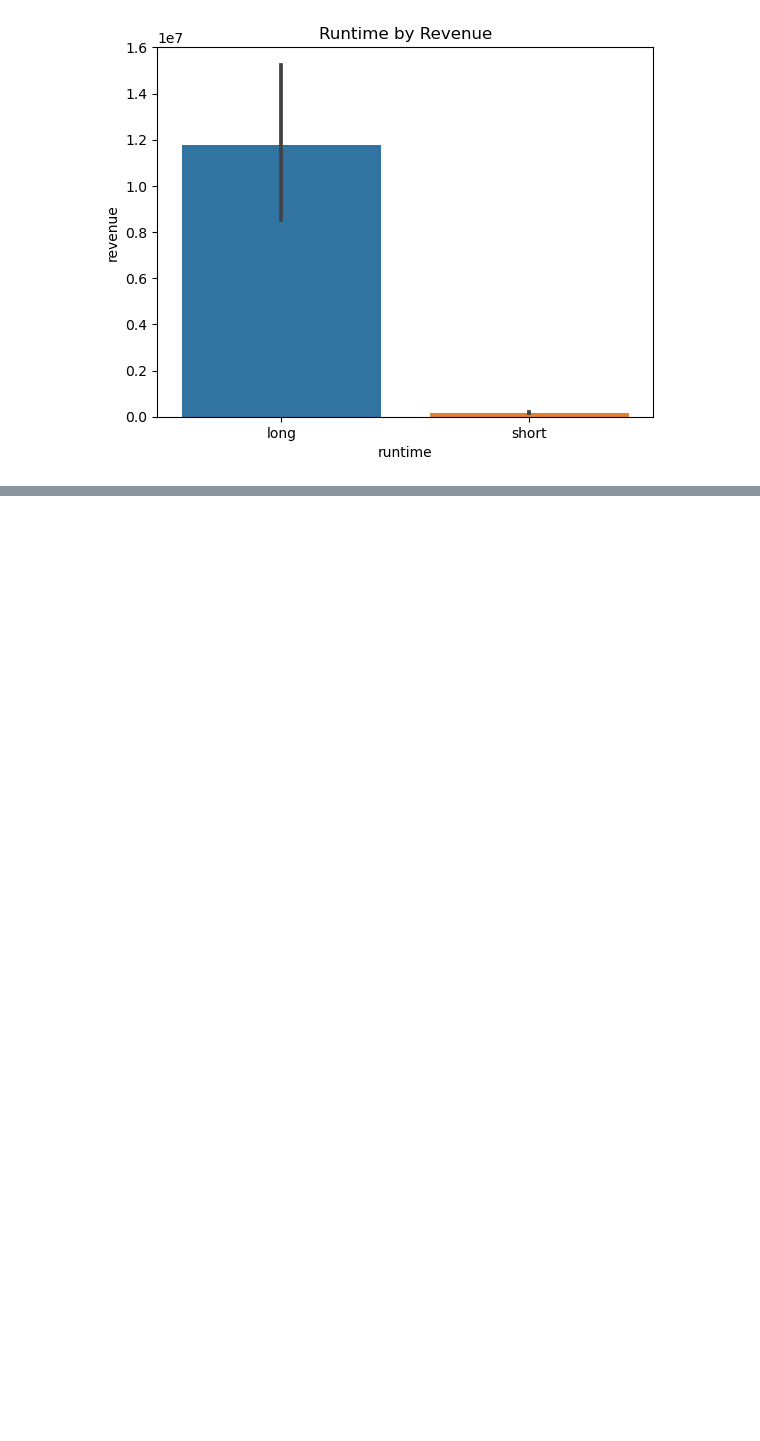
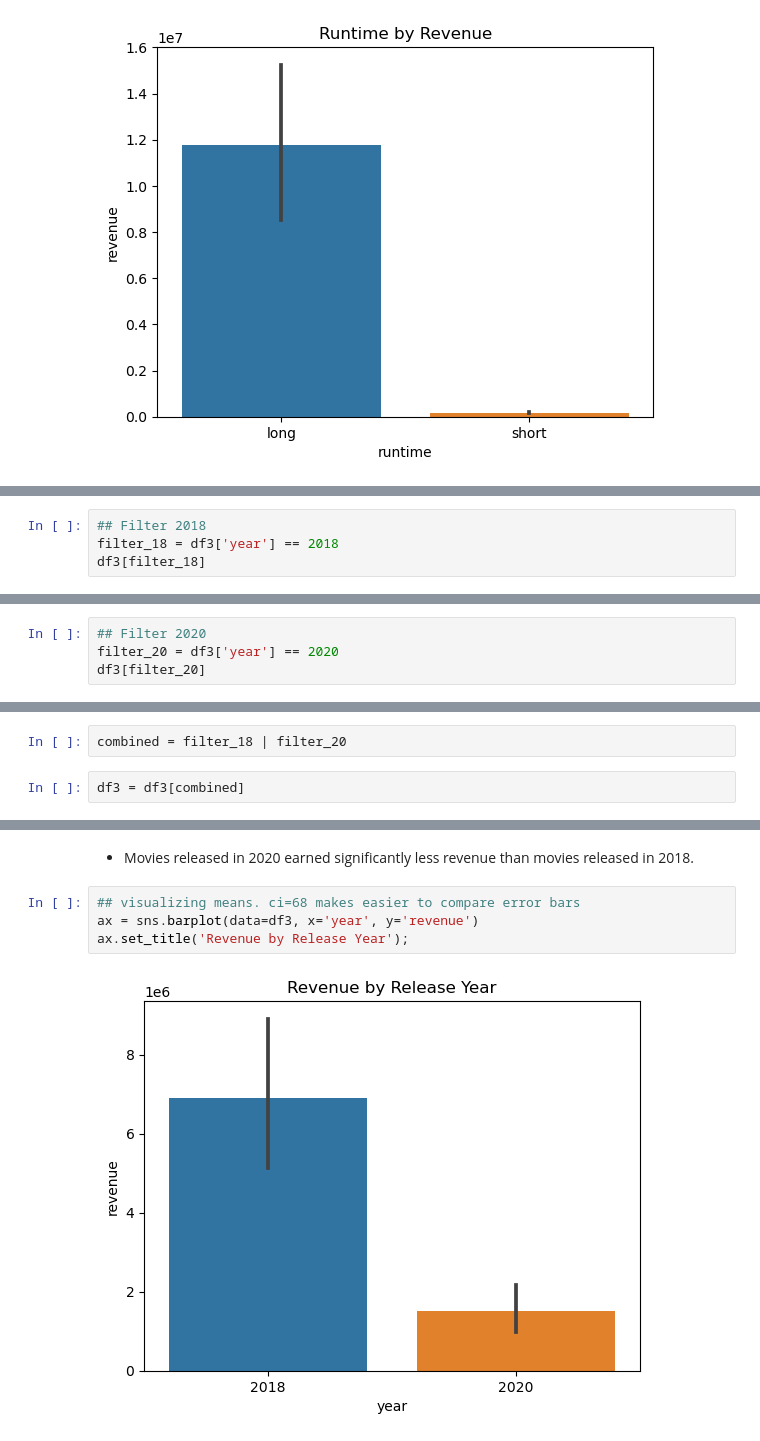
Before and after one commit to tjbingamon/Project-3, a Jupyter notebook: Part 4.ipynb, the cells around one changed output, grey strips where cells are left out. Cells and saved outputs as stored; diff of their text form; blank space fills up the shorter version.

```diff
--- a/Part 4.ipynb
+++ b/Part 4.ipynb
@@ -651,0 +771,4 @@ ax.set_title('Runtime by Revenue');
+# %%
+## Filter 2018
+filter_18 = df3['year'] == 2018
+df3[filter_18]
@@ -651,0 +789,4 @@ ax.set_title('Runtime by Revenue');
+# %%
+## Filter 2020
+filter_20 = df3['year'] == 2020
+df3[filter_20]
@@ -651,0 +807,4 @@ ax.set_title('Runtime by Revenue');
+# %%
+combined = filter_18 | filter_20
+# %%
+df3 = df3[combined]
@@ -651,0 +906,8 @@ ax.set_title('Runtime by Revenue');
+# %% [markdown]
+- Movies released in 2020 earned significantly less revenue than movies released in 2018.
+# %%
+## visualizing means. ci=68 makes easier to compare error bars
+ax = sns.barplot(data=df3, x='year', y='revenue')
+ax.set_title('Revenue by Release Year');
+# %% [output]
+[figure, added]
```
Also changed, not shown: parts of 30 cells of this notebook, 1 other file.
